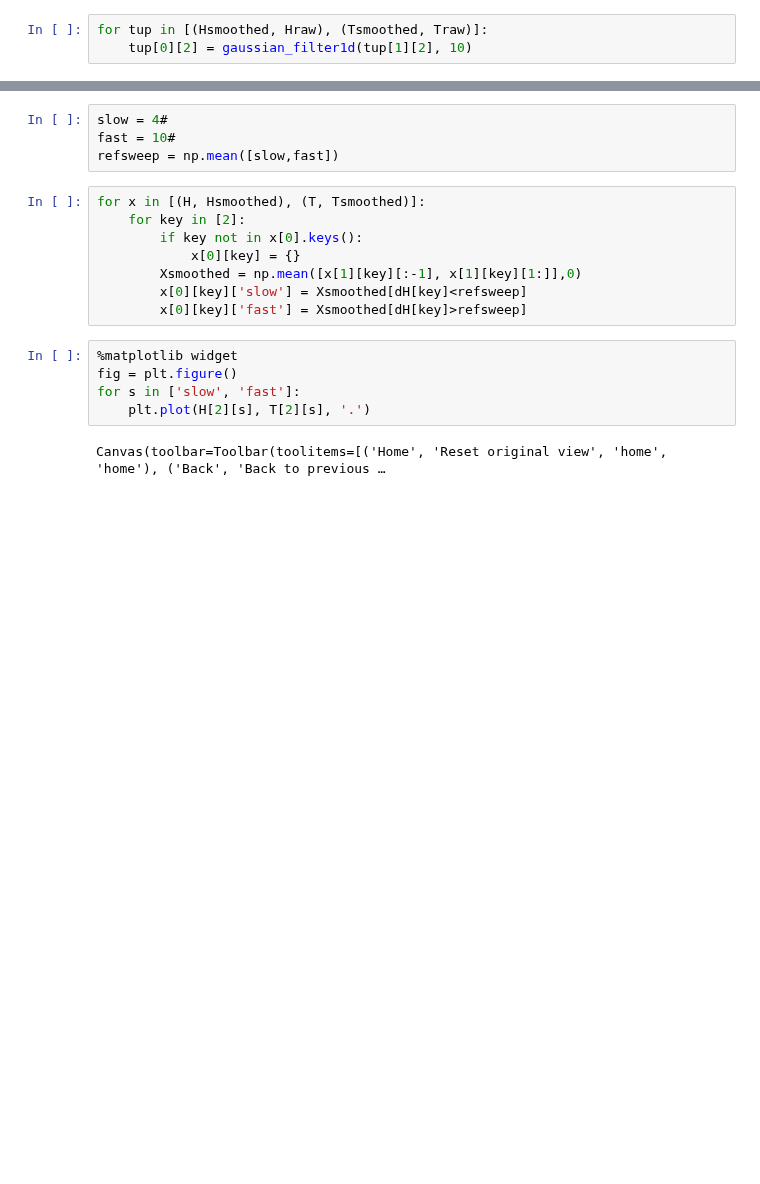
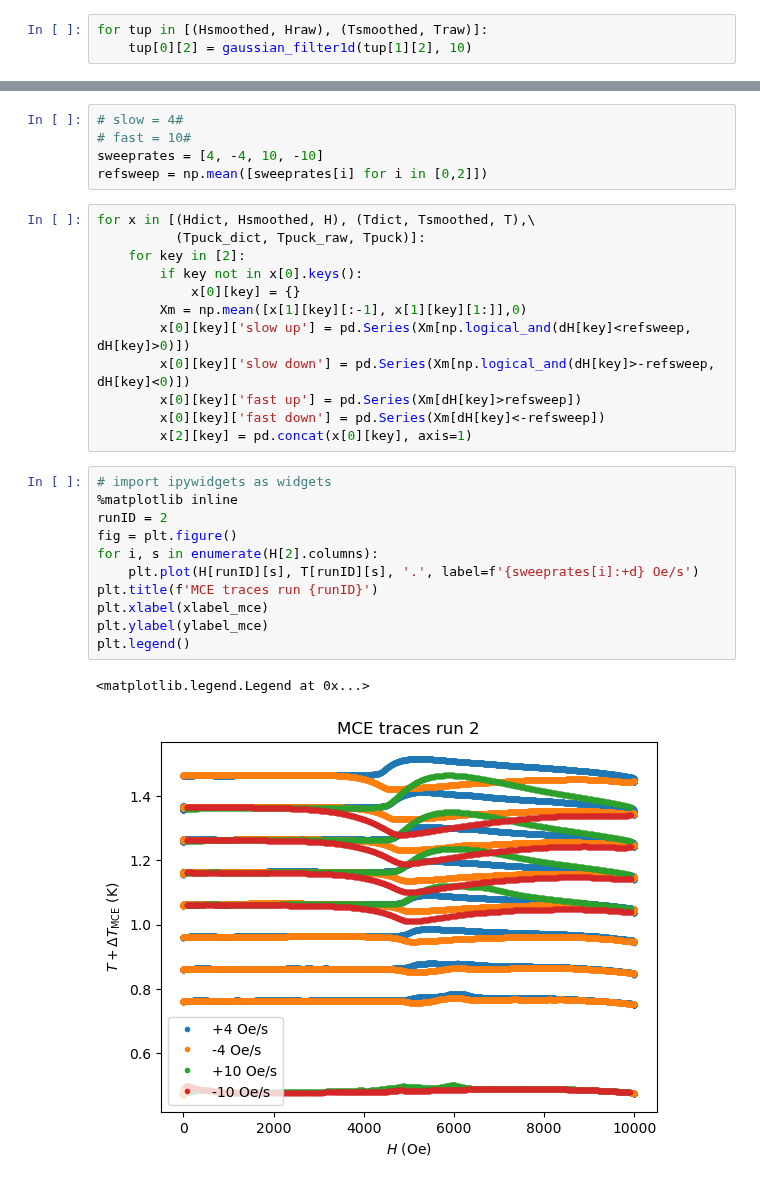
Before and after one commit to pmassat/pythonpda, a Jupyter notebook: MCE_analysis_Python/TmVO4_MCE_fitting.ipynb, the cells around one changed output, grey strips where cells are left out. Saved outputs shown, nothing was run; the diff lists cells and outputs as text; blank space fills up the shorter version.

```diff
--- a/MCE_analysis_Python/TmVO4_MCE_fitting.ipynb
+++ b/MCE_analysis_Python/TmVO4_MCE_fitting.ipynb
@@ -127,21 +156,33 @@ dH[2] = np.diff(Hraw[2])
-# %%
-slow = 4#
-fast = 10#
-refsweep = np.mean([slow,fast])
+# %%
+# slow = 4#
+# fast = 10#
+sweeprates = [4, -4, 10, -10]
+refsweep = np.mean([sweeprates[i] for i in [0,2]])
 # %%
-for x in [(H, Hsmoothed), (T, Tsmoothed)]:
+for x in [(Hdict, Hsmoothed, H), (Tdict, Tsmoothed, T),\
+          (Tpuck_dict, Tpuck_raw, Tpuck)]:
     for key in [2]:
         if key not in x[0].keys():
             x[0][key] = {}
-        Xsmoothed = np.mean([x[1][key][:-1], x[1][key][1:]],0)
-        x[0][key]['slow'] = Xsmoothed[dH[key]<refsweep]
-        x[0][key]['fast'] = Xsmoothed[dH[key]>refsweep]
+        Xm = np.mean([x[1][key][:-1], x[1][key][1:]],0)
+        x[0][key]['slow up'] = pd.Series(Xm[np.logical_and(dH[key]<refsweep, dH[key]>0)])
+        x[0][key]['slow down'] = pd.Series(Xm[np.logical_and(dH[key]>-refsweep, dH[key]<0)])
+        x[0][key]['fast up'] = pd.Series(Xm[dH[key]>refsweep])
+        x[0][key]['fast down'] = pd.Series(Xm[dH[key]<-refsweep])
+        x[2][key] = pd.concat(x[0][key], axis=1)
-# %%
-%matplotlib widget
-fig = plt.figure()
-for s in ['slow', 'fast']:
-    plt.plot(H[2][s], T[2][s], '.')
-# %% [output]
-Canvas(toolbar=Toolbar(toolitems=[('Home', 'Reset original view', 'home', 'home'), ('Back', 'Back to previous …
+# %%
+# import ipywidgets as widgets
+%matplotlib inline
+runID = 2
+fig = plt.figure()
+for i, s in enumerate(H[2].columns):
+    plt.plot(H[runID][s], T[runID][s], '.', label=f'{sweeprates[i]:+d} Oe/s')
+plt.title(f'MCE traces run {runID}')
+plt.xlabel(xlabel_mce)
+plt.ylabel(ylabel_mce)
+plt.legend()
+# %% [output]
+<matplotlib.legend.Legend at 0x...>
+[figure, added]
 # %%
 sys.path.append(r'C:\Users\Pierre\Desktop\Postdoc\Software\Python\Python_scripts')
```
Also changed, not shown: parts of 10 cells of this notebook, 1 other file.
